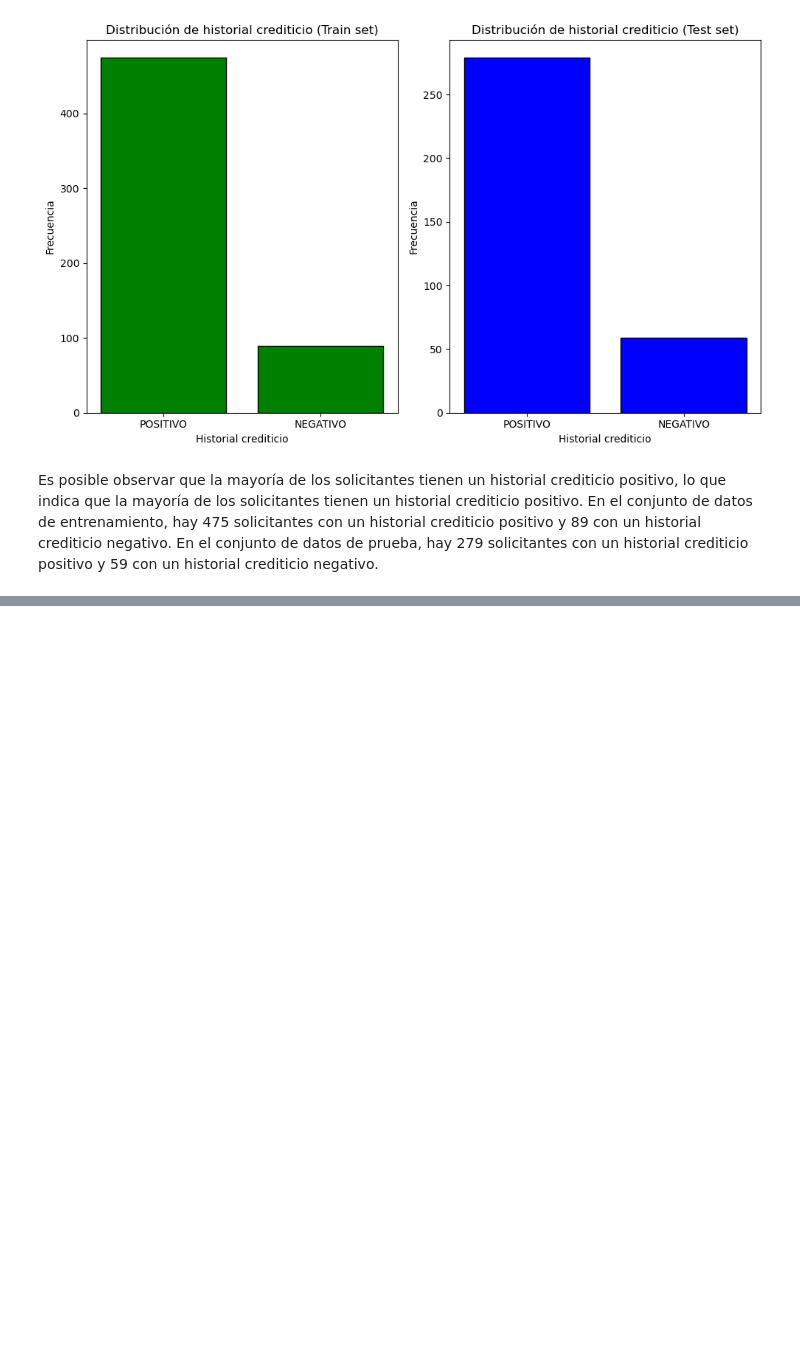
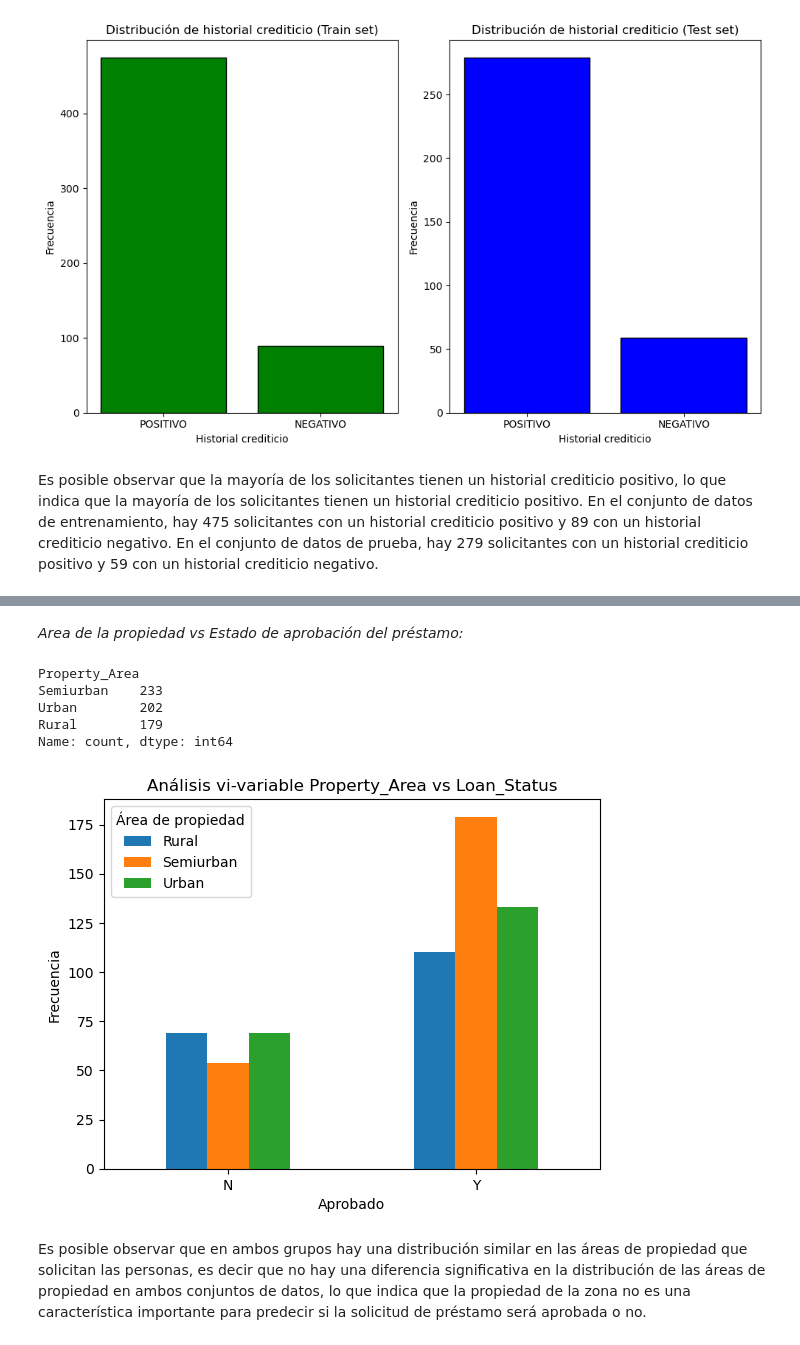
Before and after one commit to CristianPerafan/ArtificiallIntelligence, a Jupyter notebook: Primera parte/Lab.ipynb, the cells around one changed output, grey strips where cells are left out. Cells and saved outputs as stored; diff of their text form; code cells hidden in the pictures; blank space fills up the shorter version.

```diff
--- a/Primera parte/Lab.ipynb
+++ b/Primera parte/Lab.ipynb
@@ -457,0 +509,24 @@ The test dataset doesn't have target. You are provided with a sample submition f
+# %% [markdown]
+*Area de la propiedad vs Estado de aprobación del préstamo:*
+# %%
+train['Property_Area'].value_counts()
+# %% [output]
+Property_Area
+Semiurban    233
+Urban        202
+Rural        179
+Name: count, dtype: int64
+# %%
+cross_tab = pd.crosstab(train['Loan_Status'], train['Property_Area'])
+
+cross_tab.plot(kind='bar')
+plt.title('Análisis vi-variable Property_Area vs Loan_Status')
+plt.xlabel('Aprobado')
+plt.ylabel('Frecuencia')
+plt.xticks(rotation=0)
+plt.legend(title='Área de propiedad')
+plt.show()
+# %% [output]
+[figure, added]
+# %% [markdown]
+Es posible observar que en ambos grupos hay una distribución similar en las áreas de propiedad que solicitan las personas, es decir que no hay una diferencia significativa en la distribución de las áreas de propiedad en ambos conjuntos de datos, lo que indica que la propiedad de la zona no es una característica importante para predecir si la solicitud de préstamo será aprobada o no.
```
Also changed, not shown: parts of 78 cells of this notebook, 5 other files.
